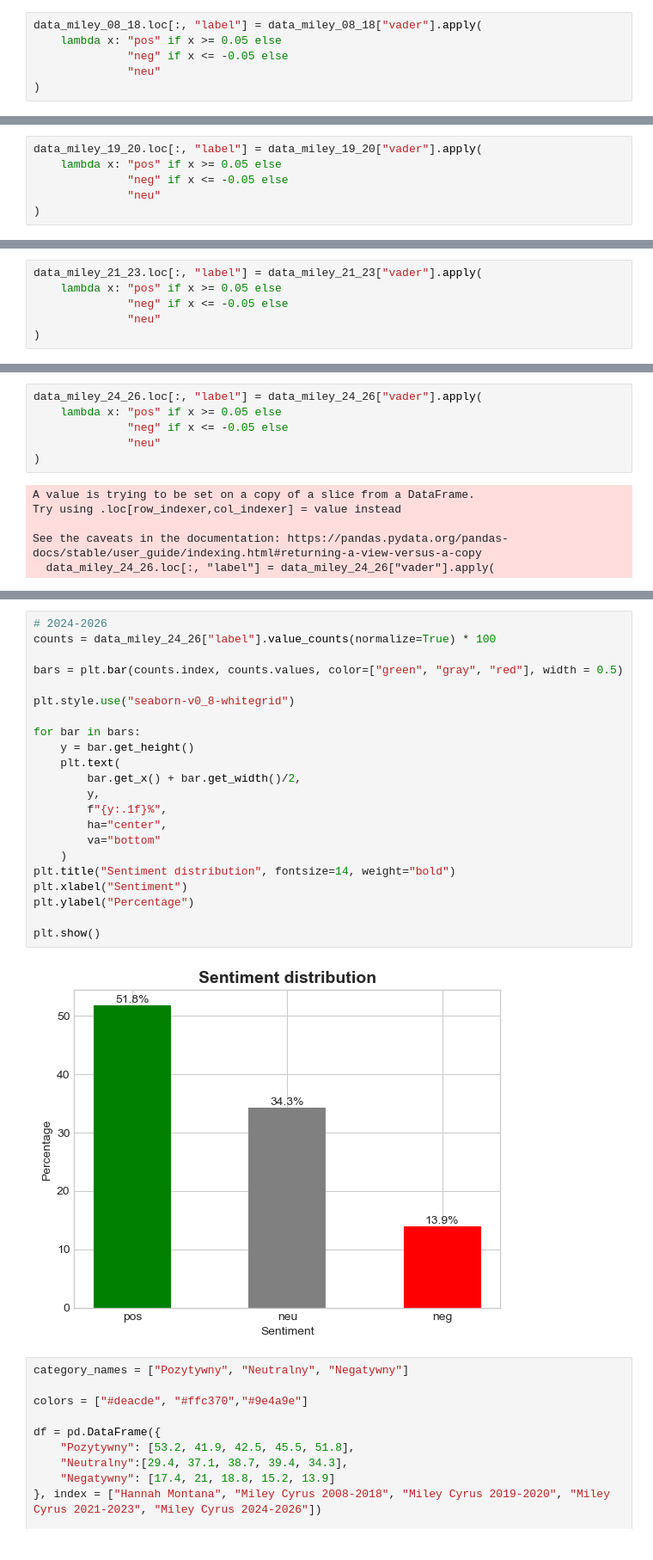
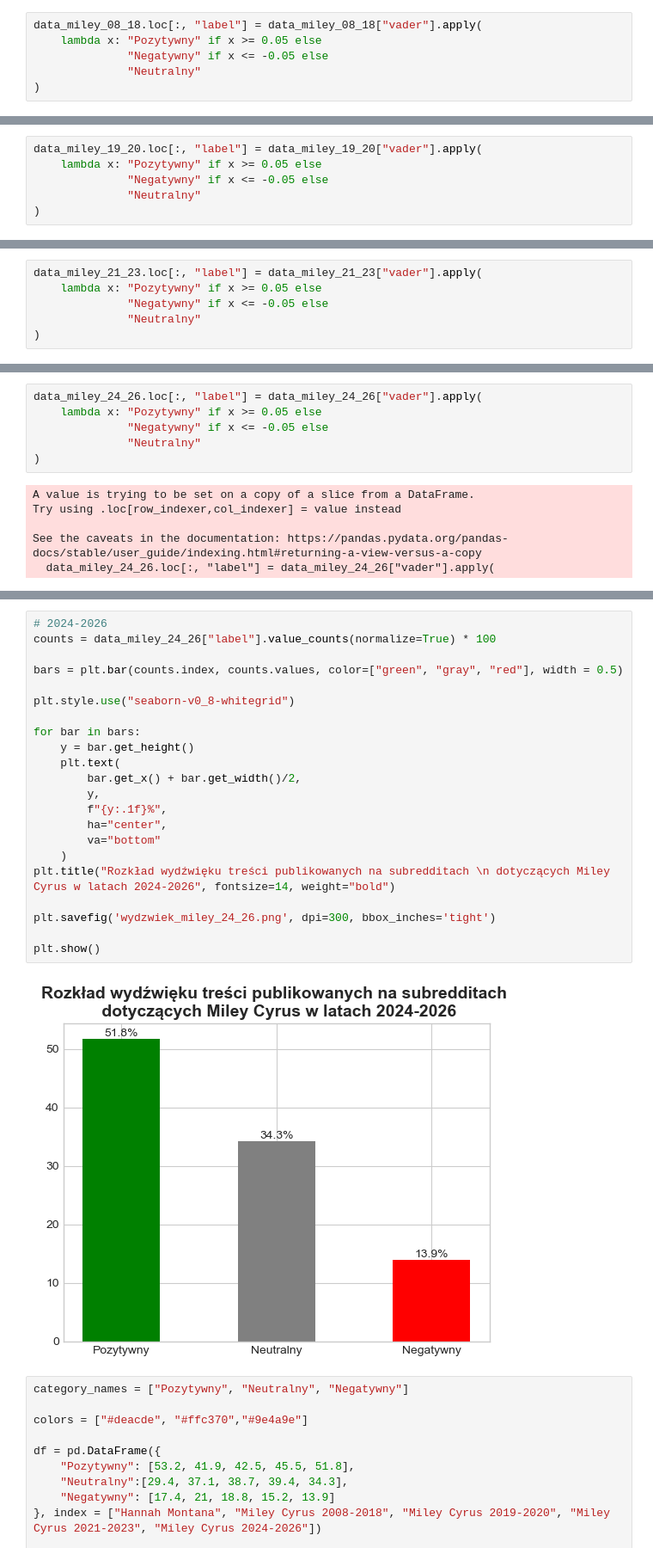
Before and after one commit to iga-bochniak/Spolecznosc-muzyczna-Reddit, a Jupyter notebook: text_mining_miley_2008_2026.ipynb, the cells around one changed output, grey strips where cells are left out. Shown at 86% size. Cells and saved outputs as stored; diff of their text form.

```diff
--- a/text_mining_miley_2008_2026.ipynb
+++ b/text_mining_miley_2008_2026.ipynb
@@ -1250,9 +1295,9 @@ sns.violinplot(y = data_miley_24_26['vader'], color = "#8074B2")
 [figure]
 # %%
 data_miley_08_18.loc[:, "label"] = data_miley_08_18["vader"].apply(
-    lambda x: "pos" if x >= 0.05 else
-              "neg" if x <= -0.05 else
-              "neu"
+    lambda x: "Pozytywny" if x >= 0.05 else
+              "Negatywny" if x <= -0.05 else
+              "Neutralny"
 )
 # %% [output]
 A value is trying to be set on a copy of a slice from a DataFrame.
@@ -1262,9 +1307,9 @@ See the caveats in the documentation: https://pandas.pydata.org/pandas-docs/stab
   data_miley_08_18.loc[:, "label"] = data_miley_08_18["vader"].apply(
 # %%
 data_miley_19_20.loc[:, "label"] = data_miley_19_20["vader"].apply(
-    lambda x: "pos" if x >= 0.05 else
-              "neg" if x <= -0.05 else
-              "neu"
+    lambda x: "Pozytywny" if x >= 0.05 else
+              "Negatywny" if x <= -0.05 else
+              "Neutralny"
 )
 # %% [output]
 A value is trying to be set on a copy of a slice from a DataFrame.
@@ -1274,9 +1319,9 @@ See the caveats in the documentation: https://pandas.pydata.org/pandas-docs/stab
   data_miley_19_20.loc[:, "label"] = data_miley_19_20["vader"].apply(
 # %%
 data_miley_21_23.loc[:, "label"] = data_miley_21_23["vader"].apply(
-    lambda x: "pos" if x >= 0.05 else
-              "neg" if x <= -0.05 else
-              "neu"
+    lambda x: "Pozytywny" if x >= 0.05 else
+              "Negatywny" if x <= -0.05 else
+              "Neutralny"
 )
 # %% [output]
 A value is trying to be set on a copy of a slice from a DataFrame.
@@ -1286,9 +1331,9 @@ See the caveats in the documentation: https://pandas.pydata.org/pandas-docs/stab
   data_miley_21_23.loc[:, "label"] = data_miley_21_23["vader"].apply(
 # %%
 data_miley_24_26.loc[:, "label"] = data_miley_24_26["vader"].apply(
-    lambda x: "pos" if x >= 0.05 else
-              "neg" if x <= -0.05 else
-              "neu"
+    lambda x: "Pozytywny" if x >= 0.05 else
+              "Negatywny" if x <= -0.05 else
+              "Neutralny"
 )
 # %% [output]
 A value is trying to be set on a copy of a slice from a DataFrame.
@@ -1371,27 +1416,27 @@ plt.show()
 # %%
 # 2024-2026
 counts = data_miley_24_26["label"].value_counts(normalize=True) * 100
 
 bars = plt.bar(counts.index, counts.values, color=["green", "gray", "red"], width = 0.5)
 
 plt.style.use("seaborn-v0_8-whitegrid")
 
 for bar in bars:
     y = bar.get_height()
     plt.text(
         bar.get_x() + bar.get_width()/2,
         y,
         f"{y:.1f}%",
         ha="center",
         va="bottom"
     )
-plt.title("Sentiment distribution", fontsize=14, weight="bold")
-plt.xlabel("Sentiment")
-plt.ylabel("Percentage")
+plt.title("Rozkład wydźwięku treści publikowanych na subredditach \n dotyczących Miley Cyrus w latach 2024-2026", fontsize=14, weight="bold")
+
+plt.savefig('wydzwiek_miley_24_26.png', dpi=300, bbox_inches='tight')
 
 plt.show()
 # %% [output]
-[figure, old version]
+[figure, new version]
 # %%
 category_names = ["Pozytywny", "Neutralny", "Negatywny"]
 
```
Also changed, not shown: parts of 26 cells of this notebook, 9 other files.
